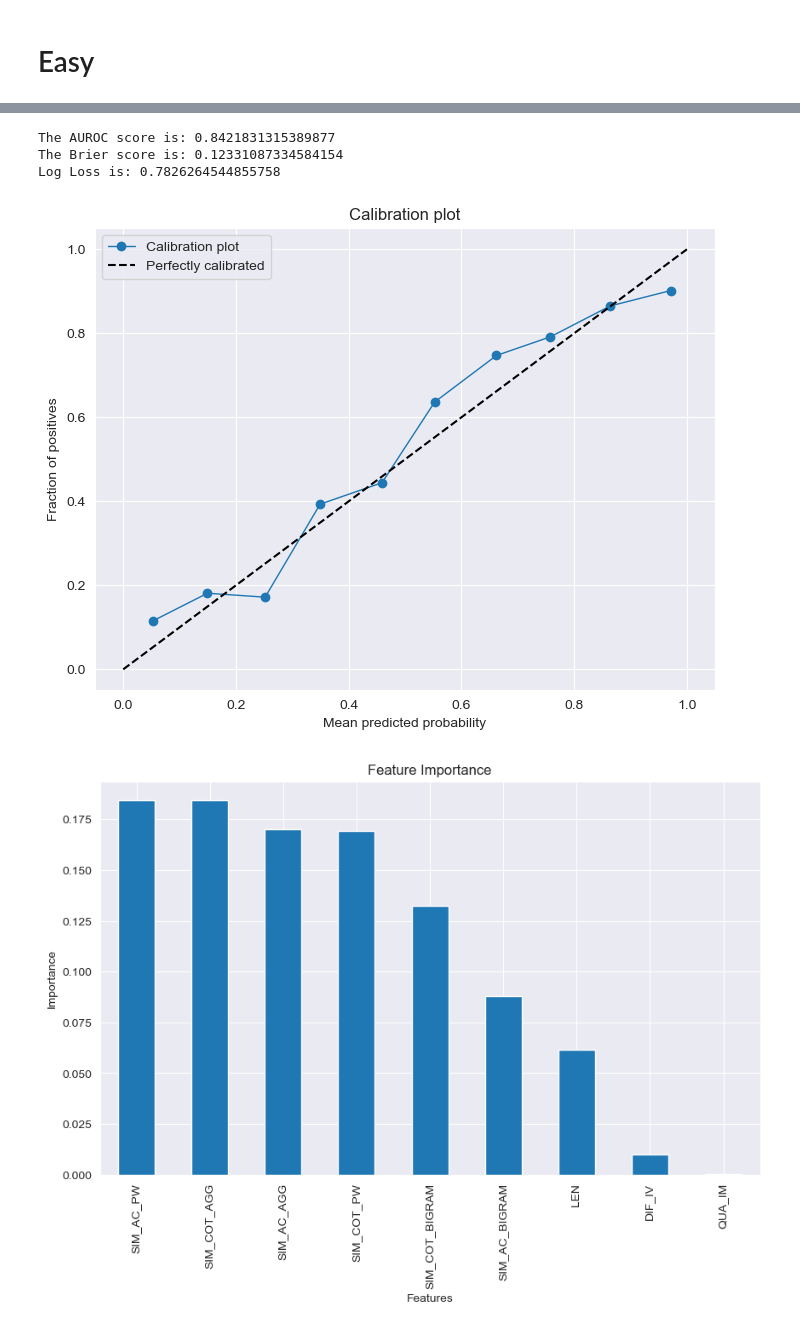
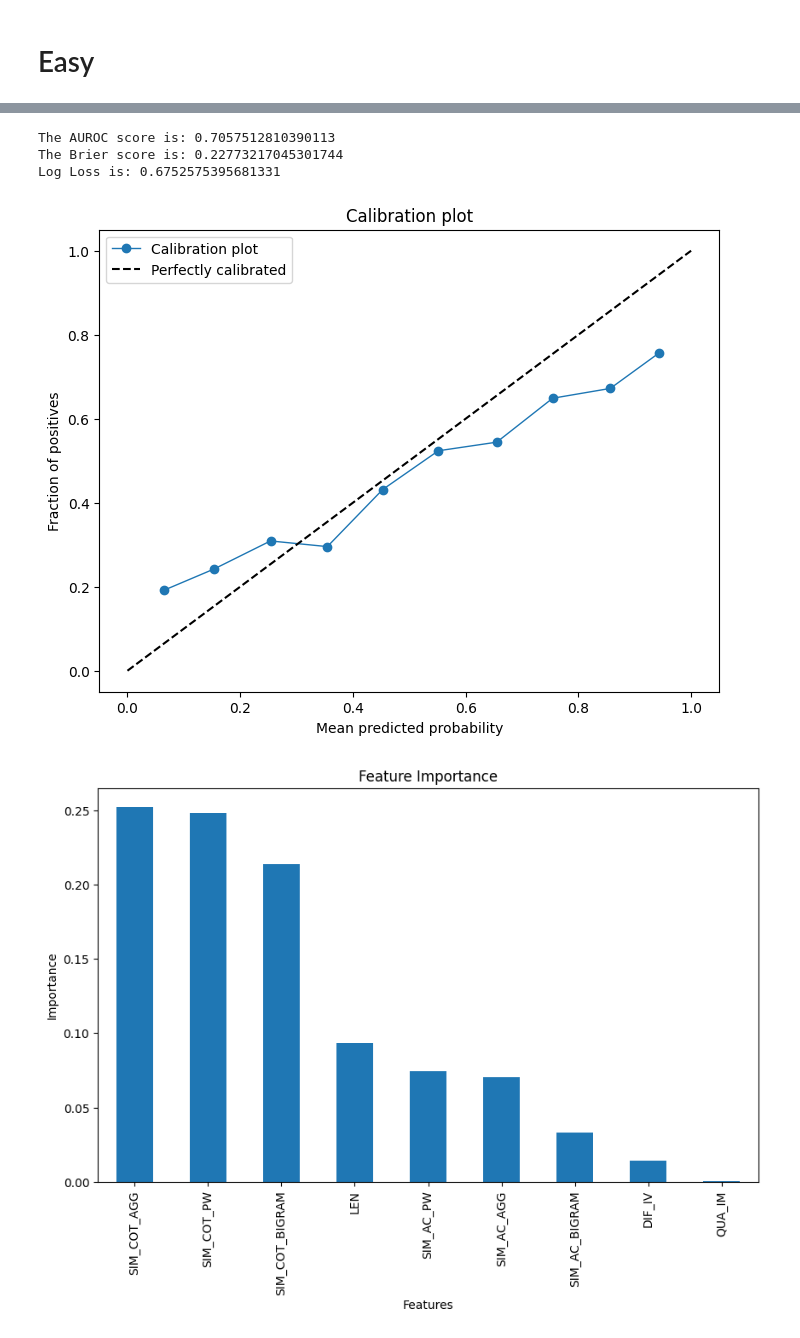
Before and after one commit to wan19990901/SC_conf, a Jupyter notebook: src/feature_selection.ipynb, the cells around one changed output, grey strips where cells are left out. Drawn from its saved outputs; the diff is of its cells as text; code cells hidden in the pictures.

```diff
--- a/src/feature_selection.ipynb
+++ b/src/feature_selection.ipynb
@@ -60,0 +63,18 @@ easy
+# %%
+from collections import Counter
+
+def calculate_correctness(df):
+    # Define a helper function to determine the majority and compare it with the correct answer
+    def check_majority(answers, correct):
+        if not answers:
+            return 0
+        # Count the occurrences of each answer and find the most common one
+        most_common = Counter(answers).most_common(1)[0][0]
+        # Compare the most common answer with the correct answer
+        return 1 if most_common == correct else 0
+
+    # Apply the helper function across the DataFrame rows
+    df['SC_correctness'] = df.apply(lambda row: check_majority(row['CoT answers'], row['correct answer']), axis=1)
+    return df
+
+hard = calculate_correctness(hard)
@@ -60,0 +88,3 @@ easy
+# %%
+easy = calculate_correctness(easy)
+easy.SC_correctness.value_counts()
@@ -69,5 +162,7 @@ feature_li = [
  'SIM_COT_PW',
  'SIM_AC_BIGRAM',
  'SIM_AC_AGG',
- 'SIM_AC_PW'
+ 'SIM_AC_PW',
+ 'CoT answers',
+
   ]
@@ -133,3 +243,5 @@ easy_final = concatenate_columns(easy,feature_li,'Correctness')
+# %%
+easy_final['cot_answer'] = np.repeat(easy['correct answer'].values,40)
 # %%
 hard_final
 # %% [output]
@@ -520,51 +626,51 @@ The AUROC score is: 0.8525393206374177
 # %%
 # Initialize and fit the Random Forest model
 model = RandomForestClassifier(random_state=42)
-model.fit(X_train, y_train)
+model.fit(X_train_easy, y_train_easy)
 
 # Make predictions on the test data (predicting probabilities for the class of interest)
-y_pred_proba = model.predict_proba(X_test)[:, 1]  # Assuming '1' is the positive class
+y_pred_proba = model.predict_proba(X_test_easy)[:, 1]  # Assuming '1' is the positive class
 
 # Metrics
-auroc = roc_auc_score(y_test, y_pred_proba)
-brier = brier_score_loss(y_test, y_pred_proba)
-logloss = log_loss(y_test, y_pred_proba)
+auroc = roc_auc_score(y_test_easy, y_pred_proba)
+brier = brier_score_loss(y_test_easy, y_pred_proba)
+logloss = log_loss(y_test_easy, y_pred_proba)
 print(f"The AUROC score is: {auroc}")
 print(f"The Brier score is: {brier}")
 print(f"Log Loss is: {logloss}")
 
 # Calibration plot
-prob_true, prob_pred = calibration_curve(y_test, y_pred_proba, n_bins=10)
+prob_true, prob_pred = calibration_curve(y_test_easy, y_pred_proba, n_bins=10)
 plt.figure(figsize=(8, 6))
 plt.plot(prob_pred, prob_true, marker='o', linewidth=1, label='Calibration plot')
 plt.plot([0, 1], [0, 1], 'k--', label='Perfectly calibrated')
 plt.xlabel('Mean predicted probability')
 plt.ylabel('Fraction of positives')
 plt.title('Calibration plot')
 plt.legend()
 plt.show()
 
 # Feature Importance
-feature_importances = pd.Series(model.feature_importances_, index=X_train.columns)
+feature_importances = pd.Series(model.feature_importances_, index=X_train_easy.columns)
 feature_importances.sort_values(ascending=False).plot(kind='bar', figsize=(10, 6))
 plt.title('Feature Importance')
 plt.xlabel('Features')
 plt.ylabel('Importance')
 plt.show()
 
 # Precision-Recall Curve and AUC
-precision, recall, _ = precision_recall_curve(y_test, y_pred_proba)
+precision, recall, _ = precision_recall_curve(y_test_easy, y_pred_proba)
 pr_auc = auc(recall, precision)
 plt.figure(figsize=(8, 6))
 plt.plot(recall, precision, marker='.', label=f'Precision-Recall curve (area = {pr_auc:.2f})')
 plt.xlabel('Recall')
 plt.ylabel('Precision')
 plt.title('Precision-Recall Curve')
 plt.legend()
 plt.show()
 # %% [output]
-The AUROC score is: 0.8421831315389877
-The Brier score is: 0.12331087334584154
-Log Loss is: 0.7826264544855758
+The AUROC score is: 0.7057512810390113
+The Brier score is: 0.22773217045301744
+Log Loss is: 0.6752575395681331
-[figure, old version]
+[figure, new version]
-[figure, old version]
+[figure, new version]
```
Also changed, not shown: parts of 32 cells of this notebook.
